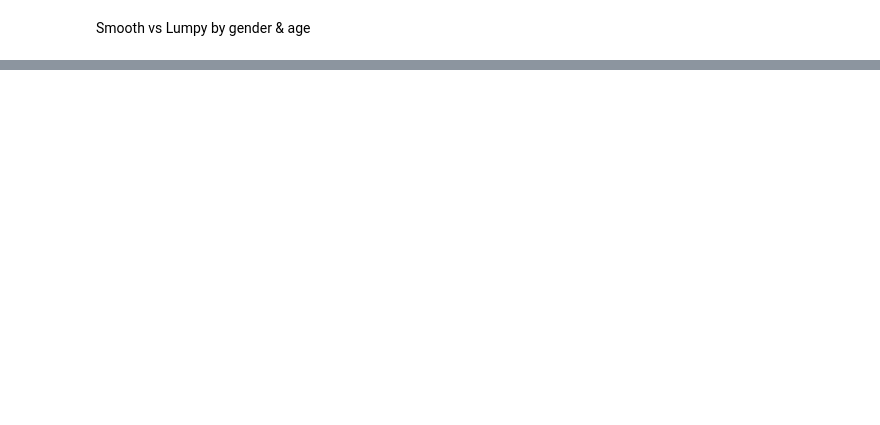
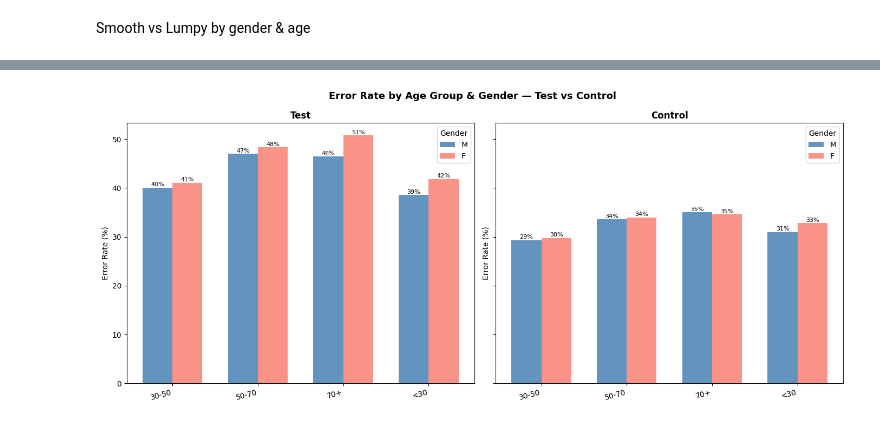
Before and after one commit to rachelv2/vanguard-ab-test, a Jupyter notebook: notebooks/data_cleaning_beatriz.ipynb, the cells around one changed output, grey strips where cells are left out. Saved outputs shown, nothing was run; the diff lists cells and outputs as text; code cells hidden in the pictures; blank space fills up the shorter version.

```diff
--- a/notebooks/data_cleaning_beatriz.ipynb
+++ b/notebooks/data_cleaning_beatriz.ipynb
@@ -580,0 +596,5 @@ Completion rate by gender & age
+# %%
+#Deleting null (string) and 'X'. Keeping "Unknown".
+df = df.filter(
+    (pl.col("gendr") != "null") & (pl.col("gendr") != "X")
+)
@@ -582,0 +869,59 @@ Smooth vs Lumpy by gender & age
+# %%
+# --- Error rate by age group and gender ---
+error_age_gender = (
+    visit_agg_demo
+    .join(
+        df.unique(subset=["client_id"]).select(["client_id", "gendr"]),
+        on="client_id"
+    )
+    .filter(pl.col("gendr").is_in(["M", "F"]))  # exclude U and X for clarity
+    .group_by(["variation", "age_group", "gendr"])
+    .agg([
+        pl.len().alias("total_visits"),
+        pl.col("had_error").cast(pl.Int32).sum().alias("visits_with_errors"),
+    ])
+    .with_columns(
+        (pl.col("visits_with_errors") / pl.col("total_visits") * 100).round(2).alias("error_rate_%")
+    )
+    .sort(["variation", "age_group", "gendr"])
+)
+
+age_groups = sorted(error_age_gender["age_group"].unique().to_list())
+genders    = ["M", "F"]
+variations = ["Test", "Control"]
+
+fig, axes = plt.subplots(1, 2, figsize=(14, 6), sharey=True)
+fig.suptitle("Error Rate by Age Group & Gender — Test vs Control", fontsize=13, fontweight="bold")
+
+colors = {"M": "steelblue", "F": "salmon"}
+x = np.arange(len(age_groups))
+w = 0.35
+
+for ax, variation in zip(axes, variations):
+    for i, gender in enumerate(genders):
+        vals = []
+        for age in age_groups:
+            row = error_age_gender.filter(
+                (pl.col("variation") == variation) &
+                (pl.col("age_group") == age) &
+                (pl.col("gendr") == gender)
+            )
+            vals.append(row["error_rate_%"][0] if len(row) > 0 else 0)
+
+        offset = -w/2 if gender == "M" else w/2
+        bars = ax.bar(x + offset, vals, w, label=gender, color=colors[gender], alpha=0.85)
+
+        for bar, val in zip(bars, vals):
+            ax.text(bar.get_x() + bar.get_width()/2, bar.get_height() + 0.3,
+                    f"{val:.0f}%", ha="center", fontsize=8)
+
+    ax.set_title(variation, fontsize=12, fontweight="bold")
+    ax.set_xticks(x)
+    ax.set_xticklabels(age_groups, rotation=15, ha="right")
+    ax.set_ylabel("Error Rate (%)")
+    ax.legend(title="Gender")
+
+plt.tight_layout()
+plt.show()
+# %% [output]
+[figure, added]
```
Also changed, not shown: parts of 18 cells of this notebook, 5 other files.
